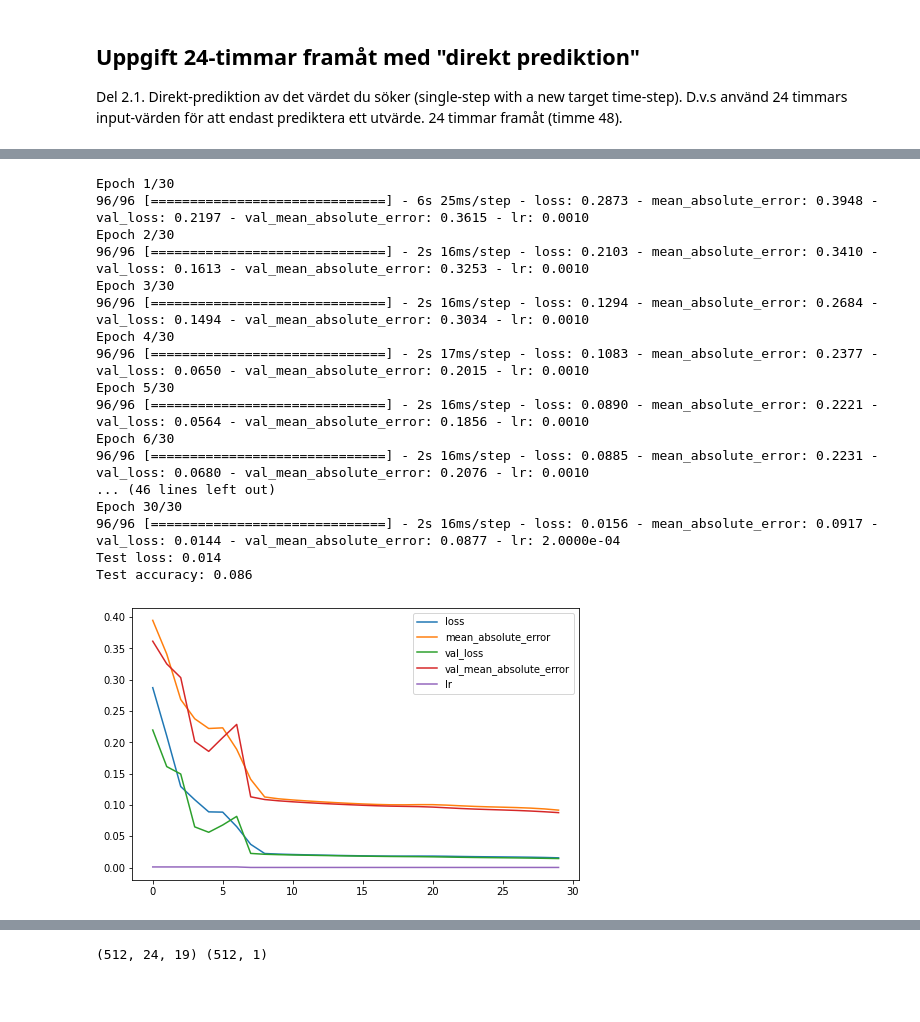
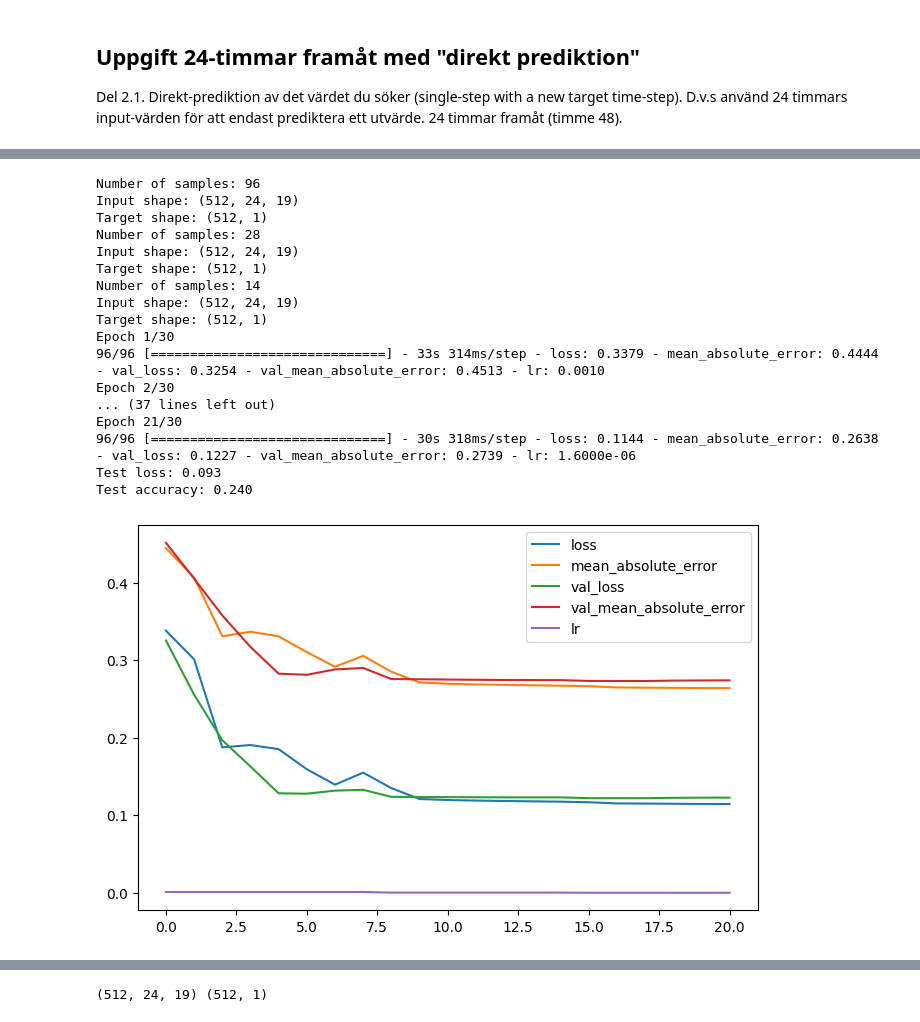
Before and after one commit to Tottowich/AppliedDL-LP4, a Jupyter notebook: 5TF078_Laboration_3_om_Tidsserier_RNN.ipynb, the cells around one changed output, grey strips where cells are left out. Cells and saved outputs as stored; diff of their text form; code cells hidden in the pictures; blank space fills up the shorter version.

```diff
--- a/5TF078_Laboration_3_om_Tidsserier_RNN.ipynb
+++ b/5TF078_Laboration_3_om_Tidsserier_RNN.ipynb
@@ -578,6 +535,6 @@ lstm_model_baseline = tf.keras.models.Sequential([
 Compile and train this model, and then plot the training curves. That is, the following graph shows the baseline LSTM model with a 24 sized(timepoints) array as input and a 1 sized output prediction(next timepoint).
 # %%
 # Compile and train this model
-history_lstm_baseline,lstm_model_baseline1=compile_and_fit(lstm_model_baseline,train_ds=train_ds,val_ds=val_ds)
+history_lstm_baseline,lstm_model_baseline = compile_and_fit(lstm_model_baseline,train_ds=train_ds,val_ds=val_ds)
 # %% [output]
 Epoch 1/30
@@ -607,6 +557,6 @@ Epoch 30/30
 # %%
 # Evaluate the model.
-test_loss, test_acc = lstm_model_baseline1.evaluate(test_ds, verbose=0)
+test_loss, test_acc = lstm_model_baseline.evaluate(test_ds, verbose=0)
 print('Test accuracy: %.3f' % test_acc)
 
 # Plot the training curves
@@ -646,12 +617,0 @@ def show_plot(plot_data, delta, legend:bool=False,title=None, axs:plt.Axes=None)
-# %%
-def show_predictions(model:Model,data:tf.data.Dataset,n=6,shift:int=1):
-    fig,axs = plt.subplots(nrows=2,ncols=n//2,figsize=(18,10),dpi=120)
-    for i,(ax, (inp, tar)) in enumerate(zip(axs.flat, data.take(n))):
-        show_plot([inp[0][:,1].numpy(), tar[0].numpy(), model.predict(inp)[0]], delta=shift,legend=i==0,axs=ax)
-        if i==0 or i==n//2:
-            ax.set_ylabel("Normalized: T (degC)")
-
-    fig.suptitle("Single Step Prediction",fontsize=20)
-    plt.show()
-    # Set main title
-show_predictions(lstm_model_baseline1,val_ds,6)
@@ -765,21 +716,16 @@ def fit_and_evaluate_model(model:Model,train_ds,val_ds,test_ds,patience=3,shift:
     return history, model, test_loss, test_acc
 # %%
 # Better LSTM model(s): definition, compile and run, evaluate, and compare!
+def lstm_model():
+    inputs = Input(input_shape)
+    x = LSTM(128, return_sequences=True)(inputs)
+    x = LSTM(256, return_sequences=True)(x)
+    x = LSTM(512, return_sequences=False)(x)
+    y = Dense(num_target_features,activation='linear')(x)
+    model = Model(inputs=inputs,outputs=y)
+    return model
+better_lstm = lstm_model()
 
-better_lstm = tf.keras.models.Sequential([
-    # Shape [batch, time, features] => [batch, time, lstm_units]
-    LSTM(128, return_sequences=True),
-    # BatchNormalization(),
-    LSTM(256, return_sequences=True),
-    # BatchNormalization(),
-    LSTM(512, return_sequences=False),
-    # Shape => [batch, time, features]
-    # BatchNormalization(),
-    # Dense(units=128, activation='relu'),
-    # Dropout(0.2),
-    # BatchNormalization(),
-    Dense(units=num_target_features)
-])
 # Compile and train this model
 better_lstm_history, better_lstm, better_lstm_test_loss, better_lstm_test_acc = fit_and_evaluate_model(better_lstm,train_ds,val_ds,test_ds)
 # %% [output]
@@ -869,24 +803,24 @@ Del 2.1. Direkt-prediktion av det värdet du söker (single-step with a new targ
 # %%
 train_ds_24, val_ds_24, test_ds_24 = train_val_test(shift=24, n_outputs=1)
 # A good LSTM model from above but predict at 48 instead of 24
-gru_24 = gru_model()
-gru_24_history, gru_24, bgru_24_test_loss, gru_24_test_acc = fit_and_evaluate_model(gru_24,train_ds,val_ds,test_ds,shift=24)
+model_24 = lstm_model()
+model_24_history, model_24, model_24_test_loss, model_24_test_acc = fit_and_evaluate_model(model_24,train_ds_24, val_ds_24, test_ds_24,shift=24)
 # %% [output]
+Number of samples: 96
+Input shape: (512, 24, 19)
+Target shape: (512, 1)
+Number of samples: 28
+Input shape: (512, 24, 19)
+Target shape: (512, 1)
+Number of samples: 14
+Input shape: (512, 24, 19)
+Target shape: (512, 1)
 Epoch 1/30
-96/96 [==============================] - 6s 25ms/step - loss: 0.2873 - mean_absolute_error: 0.3948 - val_loss: 0.2197 - val_mean_absolute_error: 0.3615 - lr: 0.0010
+96/96 [==============================] - 33s 314ms/step - loss: 0.3379 - mean_absolute_error: 0.4444 - val_loss: 0.3254 - val_mean_absolute_error: 0.4513 - lr: 0.0010
 Epoch 2/30
-96/96 [==============================] - 2s 16ms/step - loss: 0.2103 - mean_absolute_error: 0.3410 - val_loss: 0.1613 - val_mean_absolute_error: 0.3253 - lr: 0.0010
-Epoch 3/30
-96/96 [==============================] - 2s 16ms/step - loss: 0.1294 - mean_absolute_error: 0.2684 - val_loss: 0.1494 - val_mean_absolute_error: 0.3034 - lr: 0.0010
-Epoch 4/30
-96/96 [==============================] - 2s 17ms/step - loss: 0.1083 - mean_absolute_error: 0.2377 - val_loss: 0.0650 - val_mean_absolute_error: 0.2015 - lr: 0.0010
-Epoch 5/30
-96/96 [==============================] - 2s 16ms/step - loss: 0.0890 - mean_absolute_error: 0.2221 - val_loss: 0.0564 - val_mean_absolute_error: 0.1856 - lr: 0.0010
-Epoch 6/30
-96/96 [==============================] - 2s 16ms/step - loss: 0.0885 - mean_absolute_error: 0.2231 - val_loss: 0.0680 - val_mean_absolute_error: 0.2076 - lr: 0.0010
-... (46 lines left out)
-Epoch 30/30
-96/96 [==============================] - 2s 16ms/step - loss: 0.0156 - mean_absolute_error: 0.0917 - val_loss: 0.0144 - val_mean_absolute_error: 0.0877 - lr: 2.0000e-04
-Test loss: 0.014
-Test accuracy: 0.086
+... (37 lines left out)
+Epoch 21/30
+96/96 [==============================] - 30s 318ms/step - loss: 0.1144 - mean_absolute_error: 0.2638 - val_loss: 0.1227 - val_mean_absolute_error: 0.2739 - lr: 1.6000e-06
+Test loss: 0.093
+Test accuracy: 0.240
-[figure, old version]
+[figure, new version]
```
Also changed, not shown: parts of 31 cells of this notebook, 1 other file.
